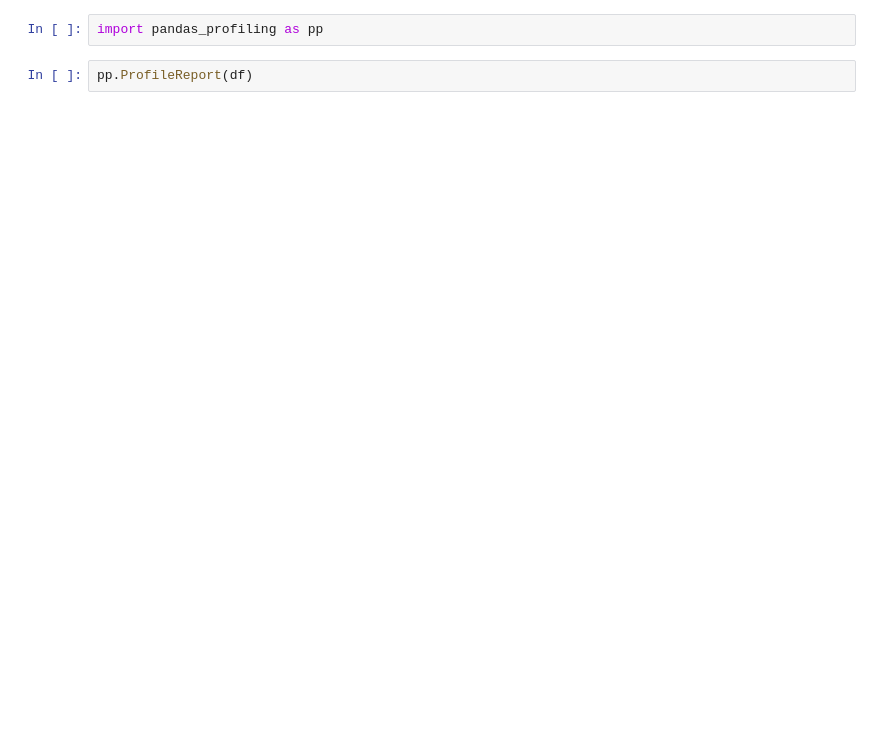
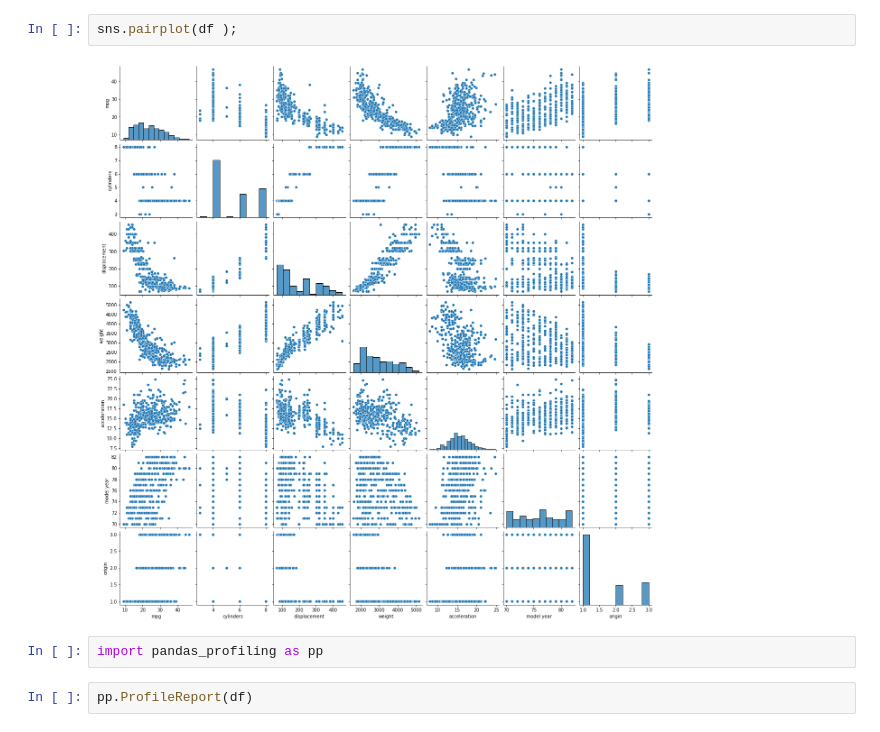
Before and after one commit to surajkonline/R-D-AIML-workshop, a Jupyter notebook: AutoMPG_data_for_practice.ipynb, the cells around one changed output. Saved outputs shown, nothing was run; the diff lists cells and outputs as text; blank space fills up the shorter version.

```diff
--- a/AutoMPG_data_for_practice.ipynb
+++ b/AutoMPG_data_for_practice.ipynb
@@ -13,3 +103,7 @@ df.head()
+# %%
+sns.pairplot(df );
+# %% [output]
+[figure, added]
 # %%
 import pandas_profiling as pp
 # %%
```
Also changed, not shown: parts of 14 cells of this notebook.
